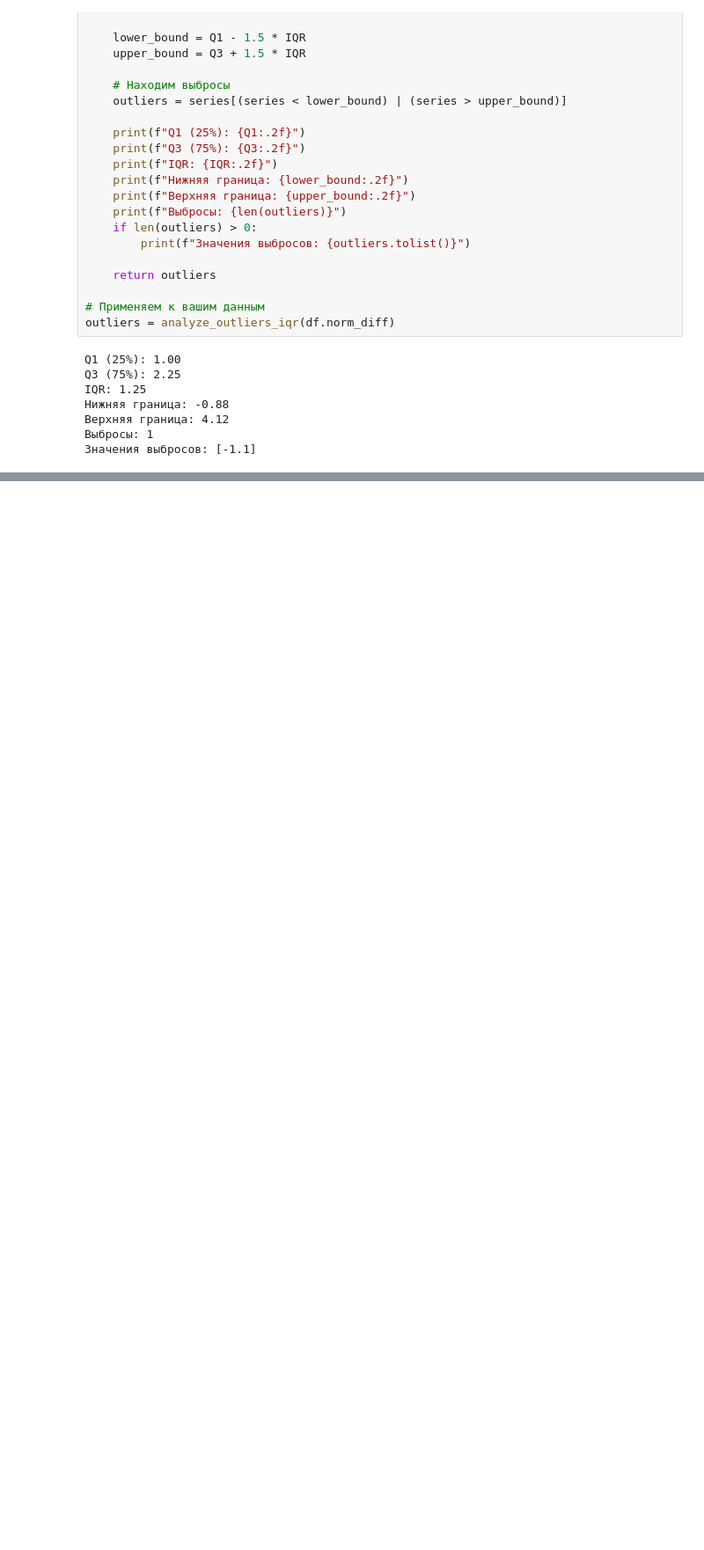
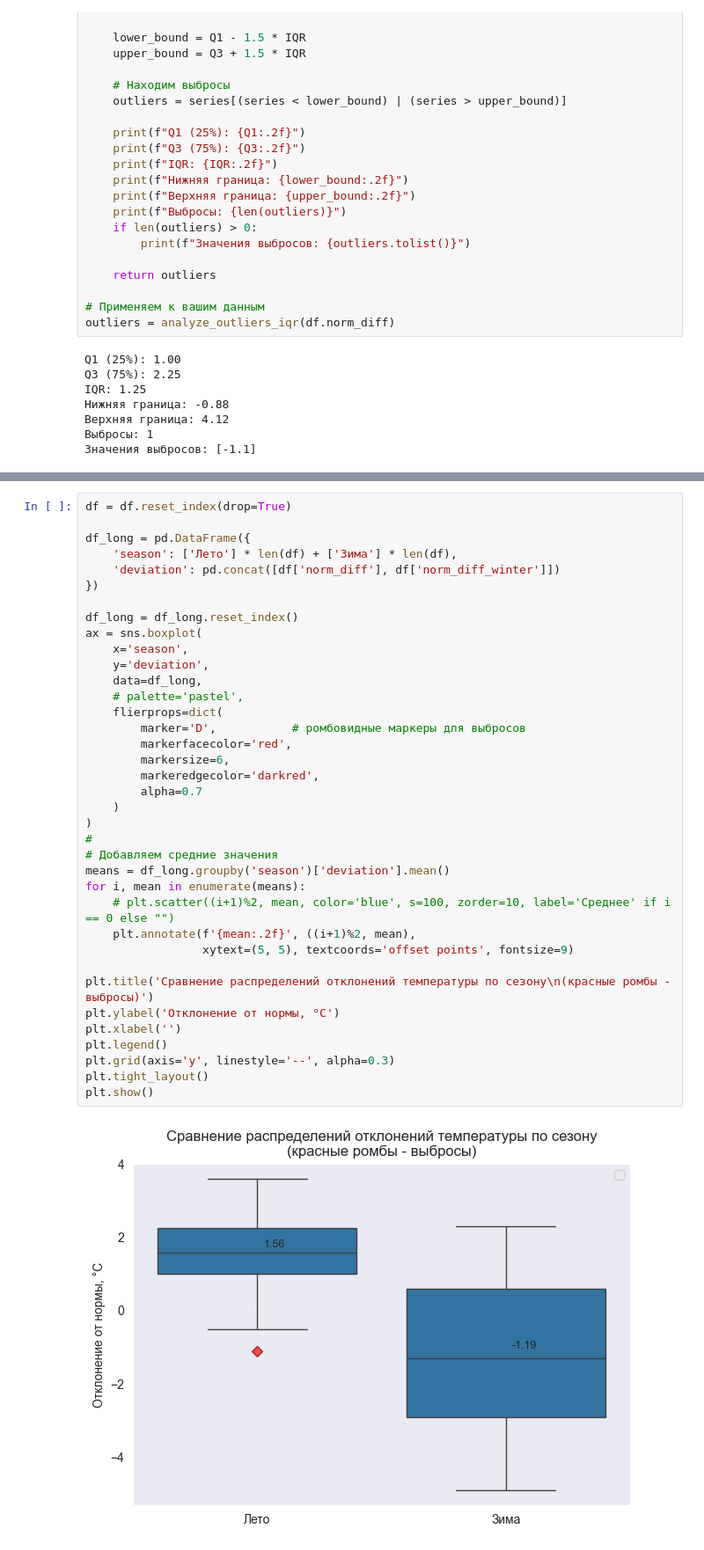
Before and after one commit to thatusualguy/DA-Intro, a Jupyter notebook: stat_processing/task1/task1.ipynb, the cells around one changed output, grey strips where cells are left out. Shown: that part at 88% size. Saved outputs shown, nothing was run; the diff lists cells and outputs as text; blank space fills up the shorter version.

```diff
--- a/stat_processing/task1/task1.ipynb
+++ b/stat_processing/task1/task1.ipynb
@@ -191,0 +234,39 @@ IQR: 1.25
+# %%
+df = df.reset_index(drop=True)
+
+df_long = pd.DataFrame({
+    'season': ['Лето'] * len(df) + ['Зима'] * len(df),
+    'deviation': pd.concat([df['norm_diff'], df['norm_diff_winter']])
+})
+
+df_long = df_long.reset_index()
+ax = sns.boxplot(
+    x='season',
+    y='deviation',
+    data=df_long,
+    # palette='pastel',
+    flierprops=dict(
+        marker='D',           # ромбовидные маркеры для выбросов
+        markerfacecolor='red',
+        markersize=6,
+        markeredgecolor='darkred',
+        alpha=0.7
+    )
+)
+#
+# Добавляем средние значения
+means = df_long.groupby('season')['deviation'].mean()
+for i, mean in enumerate(means):
+    # plt.scatter((i+1)%2, mean, color='blue', s=100, zorder=10, label='Среднее' if i == 0 else "")
+    plt.annotate(f'{mean:.2f}', ((i+1)%2, mean),
+                 xytext=(5, 5), textcoords='offset points', fontsize=9)
+
+plt.title('Сравнение распределений отклонений температуры по сезону\n(красные ромбы - выбросы)')
+plt.ylabel('Отклонение от нормы, °C')
+plt.xlabel('')
+plt.legend()
+plt.grid(axis='y', linestyle='--', alpha=0.3)
+plt.tight_layout()
+plt.show()
+# %% [output]
+[figure, added]
```
Also changed, not shown: parts of 3 cells of this notebook.
